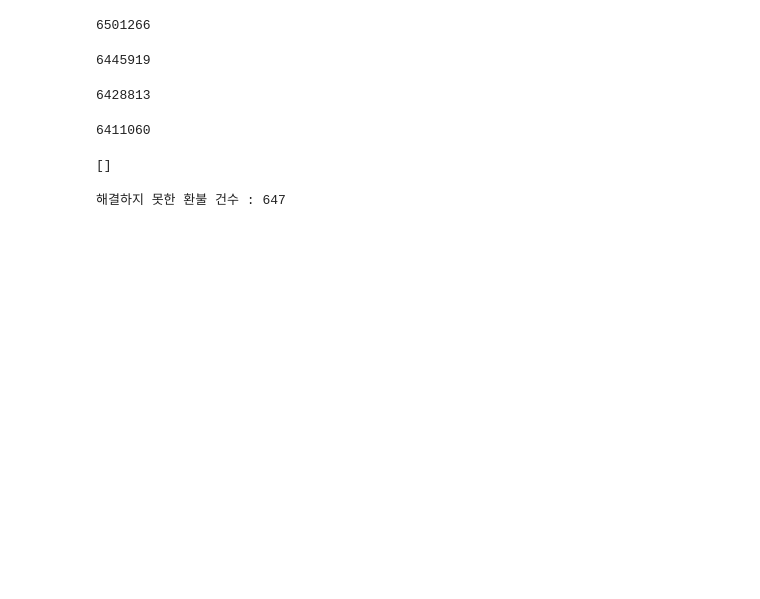
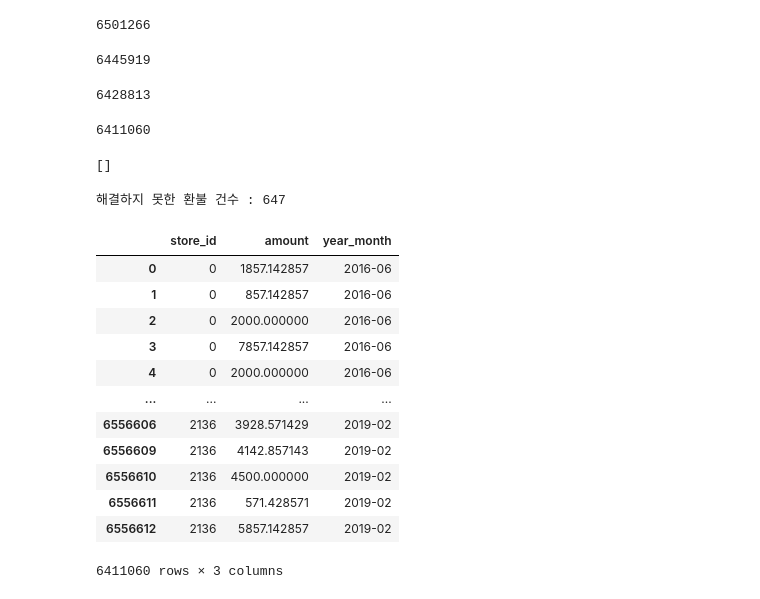
Before and after one commit to signature95/ubion_deeplearning, a Jupyter notebook: Code/JH_PreprossingData.ipynb, the cells around one changed output. Saved outputs shown, nothing was run; the diff lists cells and outputs as text; code cells hidden in the pictures; blank space fills up the shorter version.

```diff
--- a/Code/JH_PreprossingData.ipynb
+++ b/Code/JH_PreprossingData.ipynb
@@ -115,3 +124,20 @@ overlap_test
 print("해결하지 못한 환불 건수 : {case}".format(case = len(dataset) - 6410413))
 # %% [output]
 해결하지 못한 환불 건수 : 647
+# %%
+subset_2 = dataset[['store_id','amount','year_month']]
+subset_2
+# %% [output]
+|  | store_id | amount | year_month |
+| 0 | 0 | 1857.142857 | 2016-06 |
+| 1 | 0 | 857.142857 | 2016-06 |
+| 2 | 0 | 2000.000000 | 2016-06 |
+| 3 | 0 | 7857.142857 | 2016-06 |
+| 4 | 0 | 2000.000000 | 2016-06 |
+| ... | ... | ... | ... |
+| 6556606 | 2136 | 3928.571429 | 2019-02 |
+| 6556609 | 2136 | 4142.857143 | 2019-02 |
+| 6556610 | 2136 | 4500.000000 | 2019-02 |
+| 6556611 | 2136 | 571.428571 | 2019-02 |
+| 6556612 | 2136 | 5857.142857 | 2019-02 |
+6411060 rows × 3 columns
```
Also changed, not shown: parts of 19 cells of this notebook.
